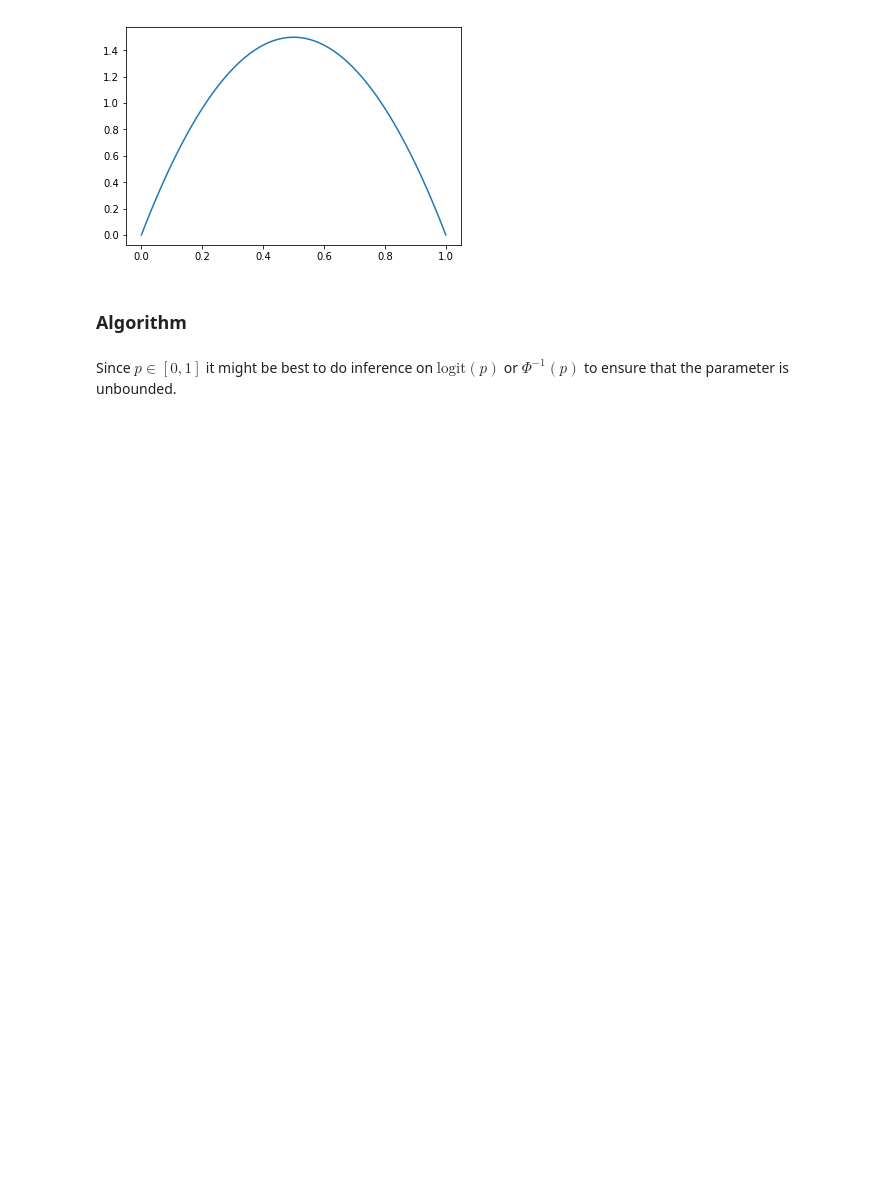
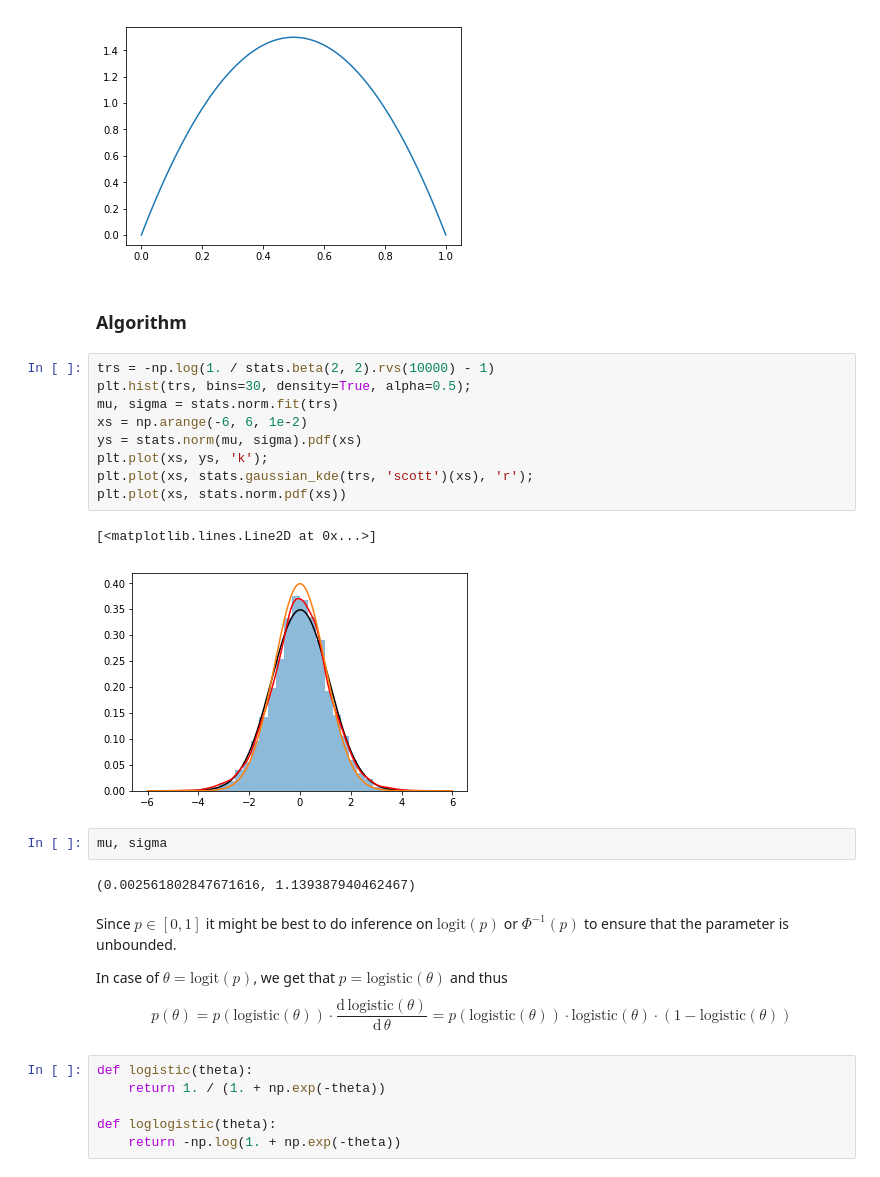
Before and after one commit to Cyianor/abc2018, a Jupyter notebook: project/ep_abc.ipynb, the cells around one changed output. Cells and saved outputs as stored; diff of their text form; blank space fills up the shorter version.

```diff
--- a/project/ep_abc.ipynb
+++ b/project/ep_abc.ipynb
@@ -35,5 +39,34 @@ plt.plot(xs, ys);
 [figure]
 # %% [markdown]
 ### Algorithm
+# %%
+trs = -np.log(1. / stats.beta(2, 2).rvs(10000) - 1)
+plt.hist(trs, bins=30, density=True, alpha=0.5);
+mu, sigma = stats.norm.fit(trs)
+xs = np.arange(-6, 6, 1e-2)
+ys = stats.norm(mu, sigma).pdf(xs)
+plt.plot(xs, ys, 'k');
+plt.plot(xs, stats.gaussian_kde(trs, 'scott')(xs), 'r');
+plt.plot(xs, stats.norm.pdf(xs))
+# %% [output]
+[<matplotlib.lines.Line2D at 0x...>]
+[figure, added]
+# %%
+mu, sigma
+# %% [output]
+(0.002561802847671616, 1.139387940462467)
 # %% [markdown]
 Since $p \in [0, 1]$ it might be best to do inference on $\mathrm{logit}(p)$ or $\Phi^{-1}(p)$ to ensure that the parameter is unbounded.
+
+In case of $\theta = \mathrm{logit}(p)$, we get that $p = \mathrm{logistic}(\theta)$ and thus
+$$
+p(\theta) = p\left(\mathrm{logistic}(\theta)\right) \cdot
+\frac{\mathrm{d}\,\mathrm{logistic}(\theta)}{\mathrm{d}\,\theta} =
+p\left(\mathrm{logistic}(\theta)\right) \cdot \mathrm{logistic}(\theta) \cdot (1 - \mathrm{logistic}(\theta))
+$$
+# %%
+def logistic(theta):
+    return 1. / (1. + np.exp(-theta))
+
+def loglogistic(theta):
+    return -np.log(1. + np.exp(-theta))
```
Also changed, not shown: parts of 13 cells of this notebook, 4 other files.
